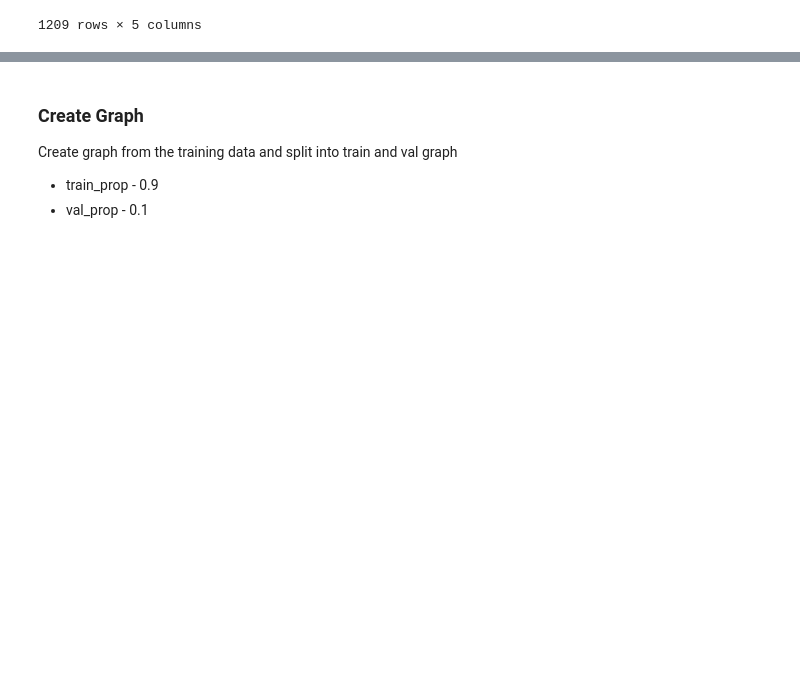
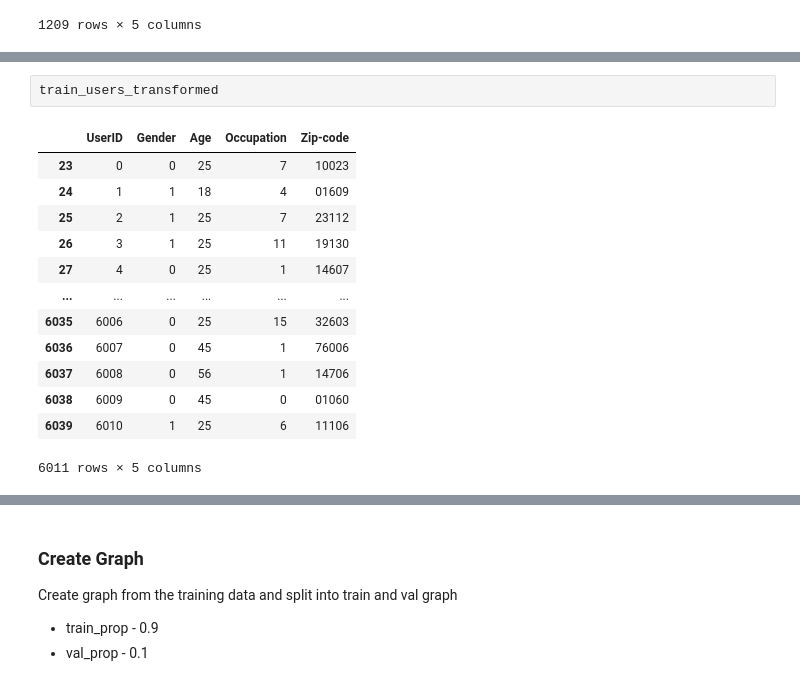
Before and after one commit to AshishSinha5/movielens_gnn, a Jupyter notebook: link_prediction.ipynb, the cells around one changed output, grey strips where cells are left out. Saved outputs shown, nothing was run; the diff lists cells and outputs as text; blank space fills up the shorter version.

```diff
--- a/link_prediction.ipynb
+++ b/link_prediction.ipynb
@@ -305,0 +302,16 @@ test_movies_transformed
+# %%
+train_users_transformed
+# %% [output]
+|  | UserID | Gender | Age | Occupation | Zip-code |
+| 23 | 0 | 0 | 25 | 7 | 10023 |
+| 24 | 1 | 1 | 18 | 4 | 01609 |
+| 25 | 2 | 1 | 25 | 7 | 23112 |
+| 26 | 3 | 1 | 25 | 11 | 19130 |
+| 27 | 4 | 0 | 25 | 1 | 14607 |
+| ... | ... | ... | ... | ... | ... |
+| 6035 | 6006 | 0 | 25 | 15 | 32603 |
+| 6036 | 6007 | 0 | 45 | 1 | 76006 |
+| 6037 | 6008 | 0 | 56 | 1 | 14706 |
+| 6038 | 6009 | 0 | 45 | 0 | 01060 |
+| 6039 | 6010 | 1 | 25 | 6 | 11106 |
+6011 rows × 5 columns
```
Also changed, not shown: parts of 29 cells of this notebook, 1 other file.
